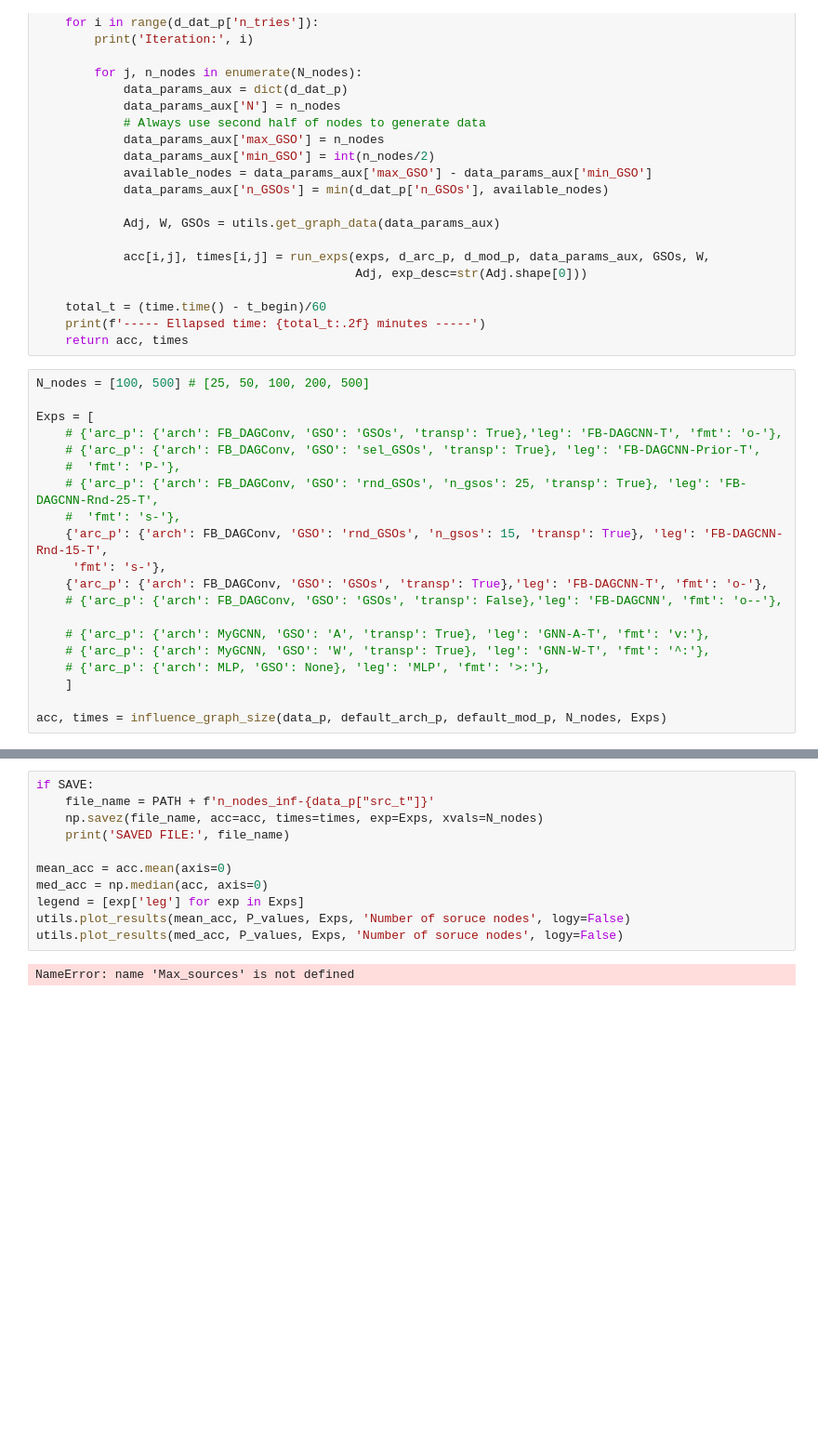
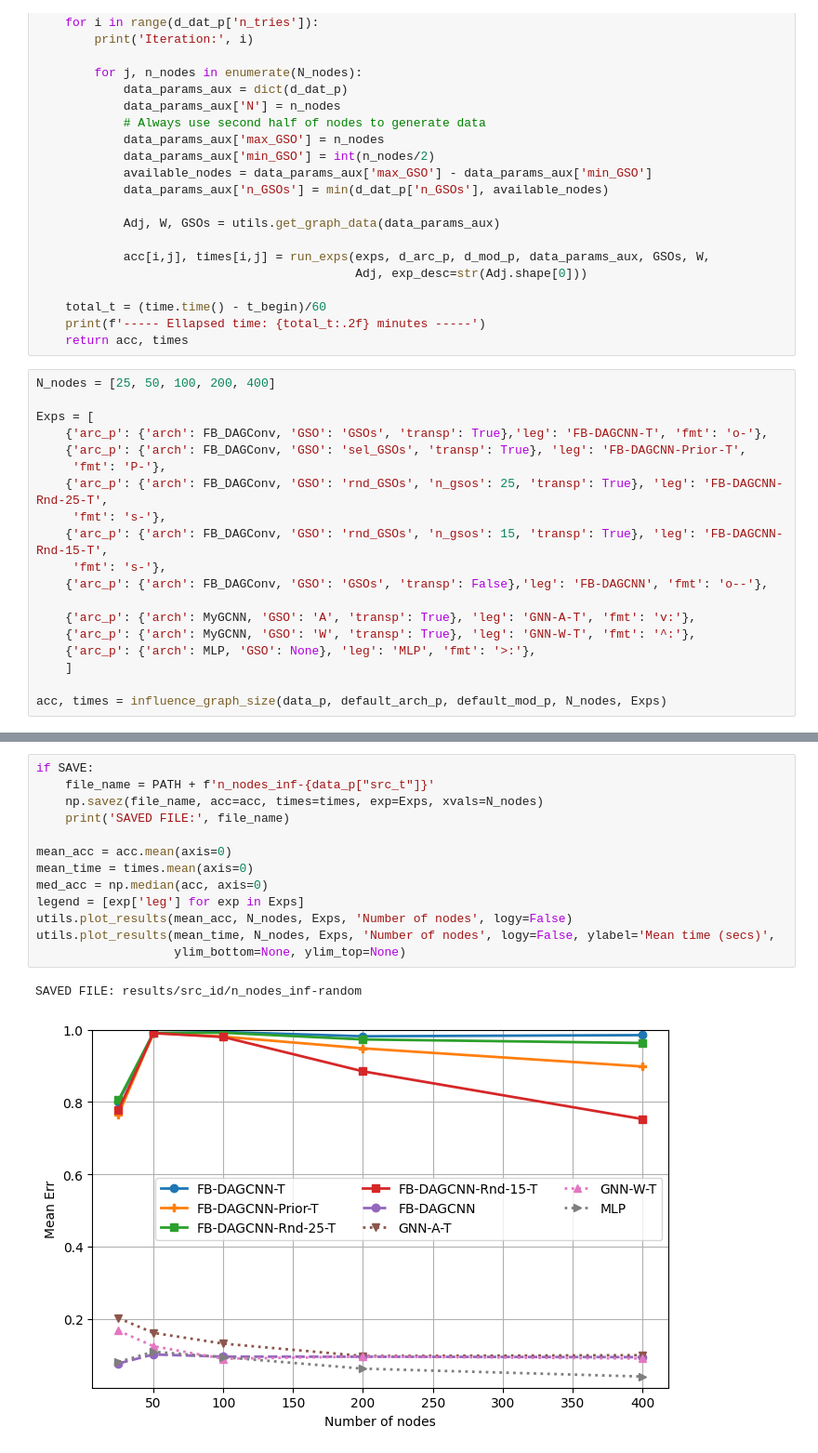
Before and after one commit to reysam93/dag_conv_nn, a Jupyter notebook: source_id.ipynb, the cells around one changed output, grey strips where cells are left out. Shown: that part at 93% size. Drawn from its saved outputs; the diff is of its cells as text; blank space fills up the shorter version.

```diff
--- a/source_id.ipynb
+++ b/source_id.ipynb
@@ -411,22 +387,21 @@ def influence_graph_size(d_dat_p, d_arc_p, d_mod_p, N_nodes, exps):
     print(f'----- Ellapsed time: {total_t:.2f} minutes -----')
     return acc, times
 # %%
-N_nodes = [100, 500] # [25, 50, 100, 200, 500]
+N_nodes = [25, 50, 100, 200, 400]
 
 Exps = [
-    # {'arc_p': {'arch': FB_DAGConv, 'GSO': 'GSOs', 'transp': True},'leg': 'FB-DAGCNN-T', 'fmt': 'o-'},
-    # {'arc_p': {'arch': FB_DAGConv, 'GSO': 'sel_GSOs', 'transp': True}, 'leg': 'FB-DAGCNN-Prior-T',
-    #  'fmt': 'P-'},
-    # {'arc_p': {'arch': FB_DAGConv, 'GSO': 'rnd_GSOs', 'n_gsos': 25, 'transp': True}, 'leg': 'FB-DAGCNN-Rnd-25-T',
-    #  'fmt': 's-'},
+    {'arc_p': {'arch': FB_DAGConv, 'GSO': 'GSOs', 'transp': True},'leg': 'FB-DAGCNN-T', 'fmt': 'o-'},
+    {'arc_p': {'arch': FB_DAGConv, 'GSO': 'sel_GSOs', 'transp': True}, 'leg': 'FB-DAGCNN-Prior-T',
+     'fmt': 'P-'},
+    {'arc_p': {'arch': FB_DAGConv, 'GSO': 'rnd_GSOs', 'n_gsos': 25, 'transp': True}, 'leg': 'FB-DAGCNN-Rnd-25-T',
+     'fmt': 's-'},
     {'arc_p': {'arch': FB_DAGConv, 'GSO': 'rnd_GSOs', 'n_gsos': 15, 'transp': True}, 'leg': 'FB-DAGCNN-Rnd-15-T',
      'fmt': 's-'},
-    {'arc_p': {'arch': FB_DAGConv, 'GSO': 'GSOs', 'transp': True},'leg': 'FB-DAGCNN-T', 'fmt': 'o-'},
-    # {'arc_p': {'arch': FB_DAGConv, 'GSO': 'GSOs', 'transp': False},'leg': 'FB-DAGCNN', 'fmt': 'o--'},
+    {'arc_p': {'arch': FB_DAGConv, 'GSO': 'GSOs', 'transp': False},'leg': 'FB-DAGCNN', 'fmt': 'o--'},
 
-    # {'arc_p': {'arch': MyGCNN, 'GSO': 'A', 'transp': True}, 'leg': 'GNN-A-T', 'fmt': 'v:'},
-    # {'arc_p': {'arch': MyGCNN, 'GSO': 'W', 'transp': True}, 'leg': 'GNN-W-T', 'fmt': '^:'},
-    # {'arc_p': {'arch': MLP, 'GSO': None}, 'leg': 'MLP', 'fmt': '>:'},
+    {'arc_p': {'arch': MyGCNN, 'GSO': 'A', 'transp': True}, 'leg': 'GNN-A-T', 'fmt': 'v:'},
+    {'arc_p': {'arch': MyGCNN, 'GSO': 'W', 'transp': True}, 'leg': 'GNN-W-T', 'fmt': '^:'},
+    {'arc_p': {'arch': MLP, 'GSO': None}, 'leg': 'MLP', 'fmt': '>:'},
     ]
 
 acc, times = influence_graph_size(data_p, default_arch_p, default_mod_p, N_nodes, Exps)
@@ -442,13 +443,16 @@ Iteration: 0
 # %%
 if SAVE:
     file_name = PATH + f'n_nodes_inf-{data_p["src_t"]}'
     np.savez(file_name, acc=acc, times=times, exp=Exps, xvals=N_nodes)
     print('SAVED FILE:', file_name)
 
 mean_acc = acc.mean(axis=0)
+mean_time = times.mean(axis=0)
 med_acc = np.median(acc, axis=0)
 legend = [exp['leg'] for exp in Exps]
-utils.plot_results(mean_acc, P_values, Exps, 'Number of soruce nodes', logy=False)
-utils.plot_results(med_acc, P_values, Exps, 'Number of soruce nodes', logy=False)
+utils.plot_results(mean_acc, N_nodes, Exps, 'Number of nodes', logy=False)
+utils.plot_results(mean_time, N_nodes, Exps, 'Number of nodes', logy=False, ylabel='Mean time (secs)',
+                   ylim_bottom=None, ylim_top=None)
 # %% [output]
-NameError: name 'Max_sources' is not defined
+SAVED FILE: results/src_id/n_nodes_inf-random
+[figure, added]
```
Also changed, not shown: parts of 10 cells of this notebook, 4 other files.
